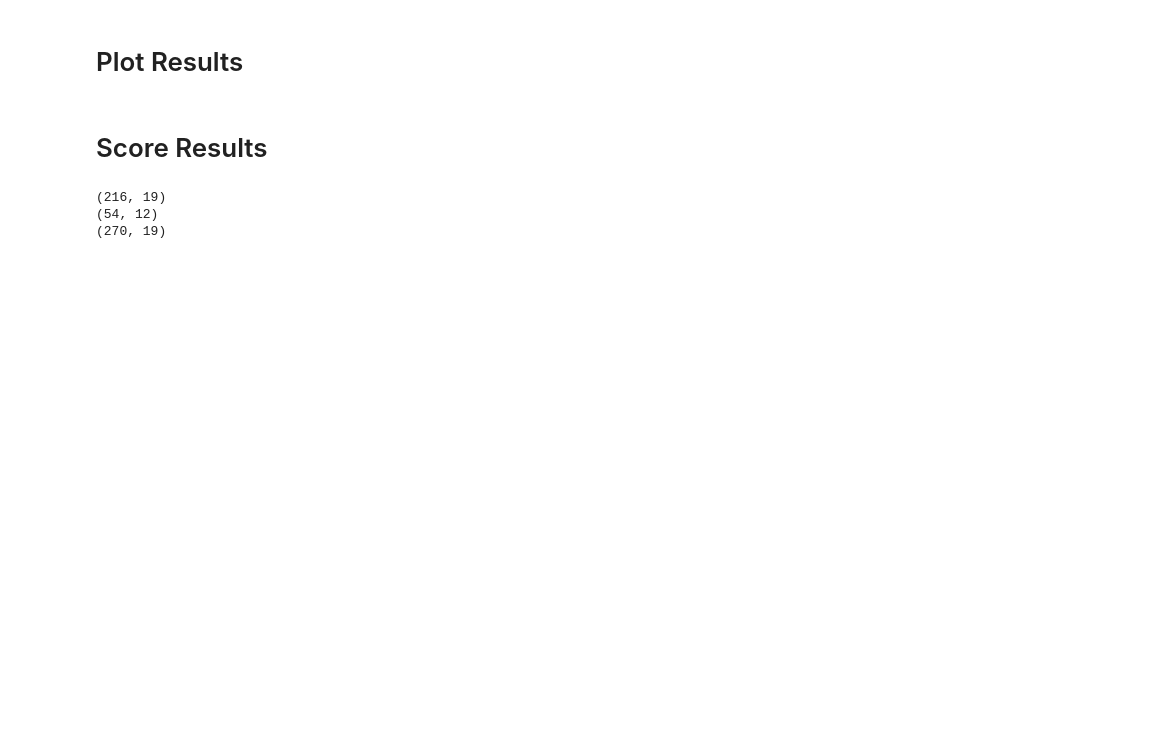
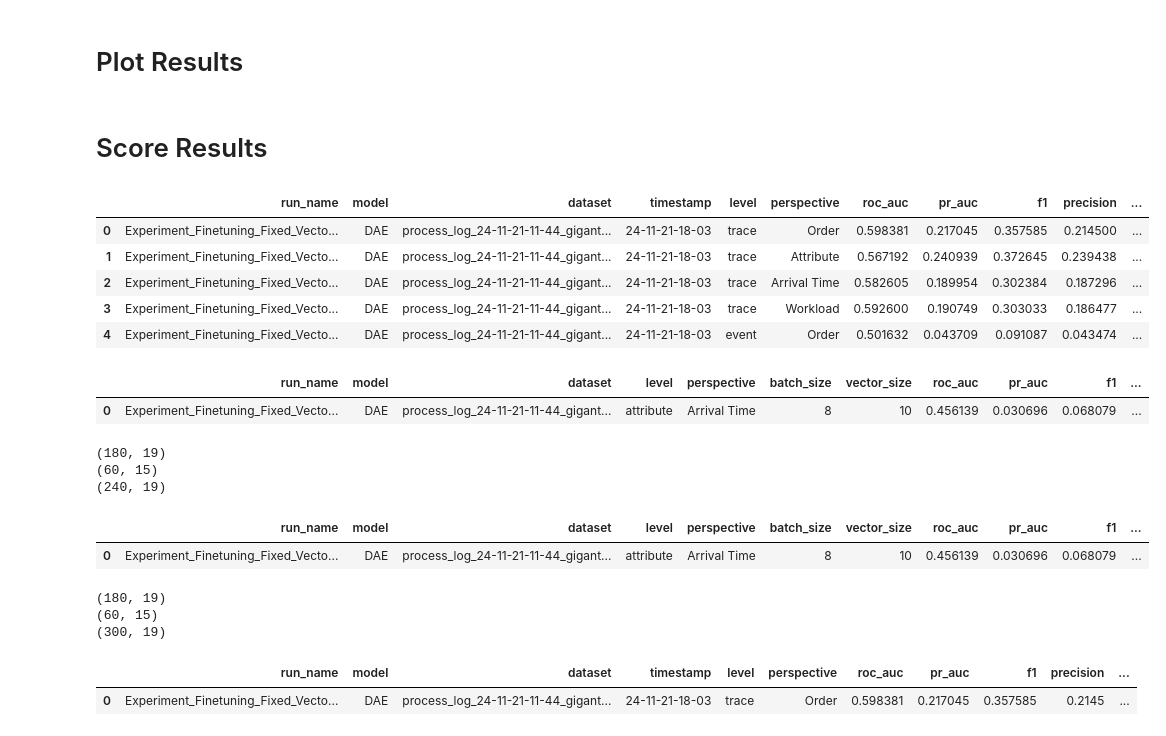
Before and after one commit to ronaldvandenbroek/BPAD, a Jupyter notebook: analysis/raw/raw_error_plots.ipynb, the cells around one changed output. Drawn from its saved outputs; the diff is of its cells as text; code cells hidden in the pictures; blank space fills up the shorter version.

```diff
--- a/analysis/raw/raw_error_plots.ipynb
+++ b/analysis/raw/raw_error_plots.ipynb
@@ -523,3 +525,12 @@ if score_results:
         scores_dfs.append(scores_df)
 
     all_scores_df = pd.concat(scores_dfs, ignore_index=True)
+# %%
+all_scores_df.head(5)
+# %% [output]
+|  | run_name | model | dataset | timestamp | level | perspective | roc_auc | pr_auc | f1 | precision | ... |
+| 0 | Experiment_Finetuning_Fixed_Vecto... | DAE | process_log_24-11-21-11-44_gigant... | 24-11-21-18-03 | trace | Order | 0.598381 | 0.217045 | 0.357585 | 0.214500 | ... |
+| 1 | Experiment_Finetuning_Fixed_Vecto... | DAE | process_log_24-11-21-11-44_gigant... | 24-11-21-18-03 | trace | Attribute | 0.567192 | 0.240939 | 0.372645 | 0.239438 | ... |
+| 2 | Experiment_Finetuning_Fixed_Vecto... | DAE | process_log_24-11-21-11-44_gigant... | 24-11-21-18-03 | trace | Arrival Time | 0.582605 | 0.189954 | 0.302384 | 0.187296 | ... |
+| 3 | Experiment_Finetuning_Fixed_Vecto... | DAE | process_log_24-11-21-11-44_gigant... | 24-11-21-18-03 | trace | Workload | 0.592600 | 0.190749 | 0.303033 | 0.186477 | ... |
+| 4 | Experiment_Finetuning_Fixed_Vecto... | DAE | process_log_24-11-21-11-44_gigant... | 24-11-21-18-03 | event | Order | 0.501632 | 0.043709 | 0.091087 | 0.043474 | ... |
@@ -526,3 +558,21 @@ if score_results:
+# %%
+averages_methods.head(1)
+# %% [output]
+|  | run_name | model | dataset | level | perspective | batch_size | vector_size | roc_auc | pr_auc | f1 | ... |
+| 0 | Experiment_Finetuning_Fixed_Vecto... | DAE | process_log_24-11-21-11-44_gigant... | attribute | Arrival Time | 8 | 10 | 0.456139 | 0.030696 | 0.068079 | ... |
+# %%
+print(all_scores_df.shape)
+print(averages_methods.shape)
+print(result_methods_df.shape)
+# %% [output]
+(180, 19)
+(60, 15)
+(240, 19)
+# %%
+averages_methods.head(1)
+# %% [output]
+|  | run_name | model | dataset | level | perspective | batch_size | vector_size | roc_auc | pr_auc | f1 | ... |
+| 0 | Experiment_Finetuning_Fixed_Vecto... | DAE | process_log_24-11-21-11-44_gigant... | attribute | Arrival Time | 8 | 10 | 0.456139 | 0.030696 | 0.068079 | ... |
 # %%
 # Generate additional rows for the perspectives combined
 group_cols = [
@@ -540,11 +590,16 @@ result_df = pd.concat([all_scores_df, averages], ignore_index=True)
 # %%
 print(all_scores_df.shape)
-print(averages.shape)
+print(averages_perspective.shape)
 print(result_df.shape)
 # %% [output]
-(216, 19)
-(54, 12)
-(270, 19)
+(180, 19)
+(60, 15)
+(300, 19)
+# %%
+result_df.head(1)
+# %% [output]
+|  | run_name | model | dataset | timestamp | level | perspective | roc_auc | pr_auc | f1 | precision | ... |
+| 0 | Experiment_Finetuning_Fixed_Vecto... | DAE | process_log_24-11-21-11-44_gigant... | 24-11-21-18-03 | trace | Order | 0.598381 | 0.217045 | 0.357585 | 0.2145 | ... |
 # %%
 # Generate additional columns used in analysis
 result_df["dataset_size"] = result_df["dataset"].str.split('_').str[3]
```
Also changed, not shown: parts of 10 cells of this notebook, 7 other files.
